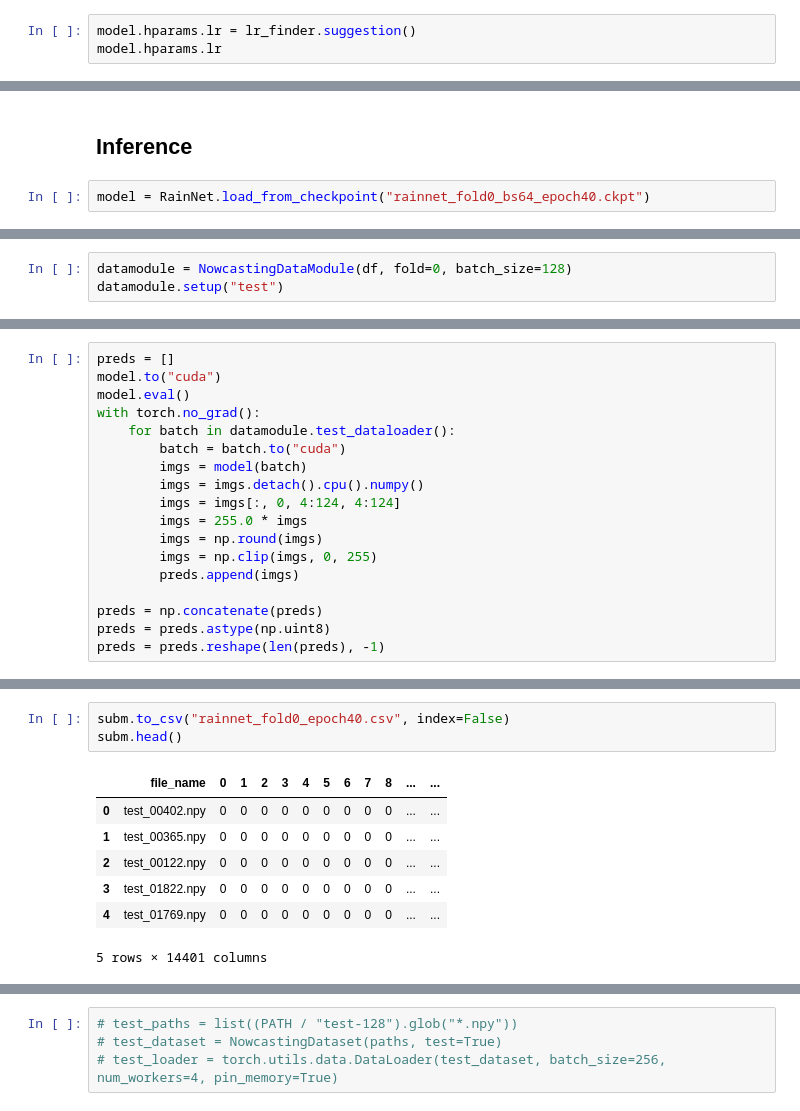
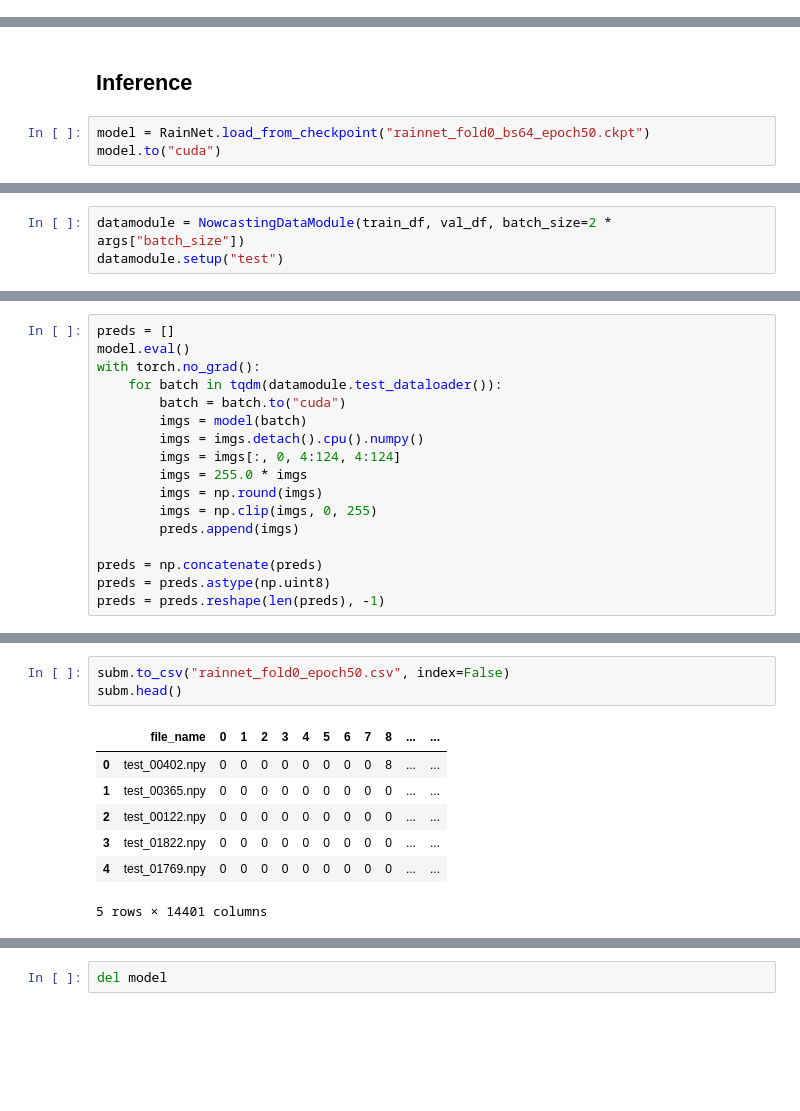
Before and after one commit to giwankim/precipitation-nowcasting, a Jupyter notebook: notebooks/02-rainnet.ipynb, the cells around one changed output, grey strips where cells are left out. Saved outputs shown, nothing was run; the diff lists cells and outputs as text; blank space fills up the shorter version.

```diff
--- a/notebooks/02-rainnet.ipynb
+++ b/notebooks/02-rainnet.ipynb
@@ -401,3 +332,0 @@ fig = lr_finder.plot(suggest=True)
-# %%
-model.hparams.lr = lr_finder.suggestion()
-model.hparams.lr
@@ -447,5 +388,6 @@ trainer.save_checkpoint("rainnet_fold0_bs64_epoch40.ckpt")
 # %% [markdown]
 ## Inference
 # %%
-model = RainNet.load_from_checkpoint("rainnet_fold0_bs64_epoch40.ckpt")
+model = RainNet.load_from_checkpoint("rainnet_fold0_bs64_epoch50.ckpt")
+model.to("cuda")
 # %% [output]
@@ -452,15 +411,14 @@ model = RainNet.load_from_checkpoint("rainnet_fold0_bs64_epoch40.ckpt")
 [interactive output not drawn]
 # %%
-datamodule = NowcastingDataModule(df, fold=0, batch_size=128)
+datamodule = NowcastingDataModule(train_df, val_df, batch_size=2 * args["batch_size"])
 datamodule.setup("test")
 # %% [output]
 [interactive output not drawn]
 # %%
 preds = []
-model.to("cuda")
 model.eval()
 with torch.no_grad():
-    for batch in datamodule.test_dataloader():
+    for batch in tqdm(datamodule.test_dataloader()):
         batch = batch.to("cuda")
         imgs = model(batch)
         imgs = imgs.detach().cpu().numpy()
@@ -488,18 +446,16 @@ for i in tqdm(range(14400)):
 # %% [output]
 [interactive output not drawn]
 # %%
-subm.to_csv("rainnet_fold0_epoch40.csv", index=False)
+subm.to_csv("rainnet_fold0_epoch50.csv", index=False)
 subm.head()
 # %% [output]
 |  | file_name | 0 | 1 | 2 | 3 | 4 | 5 | 6 | 7 | 8 | ... | ... |
-| 0 | test_00402.npy | 0 | 0 | 0 | 0 | 0 | 0 | 0 | 0 | 0 | ... | ... |
+| 0 | test_00402.npy | 0 | 0 | 0 | 0 | 0 | 0 | 0 | 0 | 8 | ... | ... |
 | 1 | test_00365.npy | 0 | 0 | 0 | 0 | 0 | 0 | 0 | 0 | 0 | ... | ... |
 | 2 | test_00122.npy | 0 | 0 | 0 | 0 | 0 | 0 | 0 | 0 | 0 | ... | ... |
 | 3 | test_01822.npy | 0 | 0 | 0 | 0 | 0 | 0 | 0 | 0 | 0 | ... | ... |
 | 4 | test_01769.npy | 0 | 0 | 0 | 0 | 0 | 0 | 0 | 0 | 0 | ... | ... |
 5 rows × 14401 columns
 [interactive output not drawn]
-# %%
-# test_paths = list((PATH / "test-128").glob("*.npy"))
-# test_dataset = NowcastingDataset(paths, test=True)
-# test_loader = torch.utils.data.DataLoader(test_dataset, batch_size=256, num_workers=4, pin_memory=True)
+# %%
+del model
```
Also changed, not shown: parts of 29 cells of this notebook, 1 other file.
